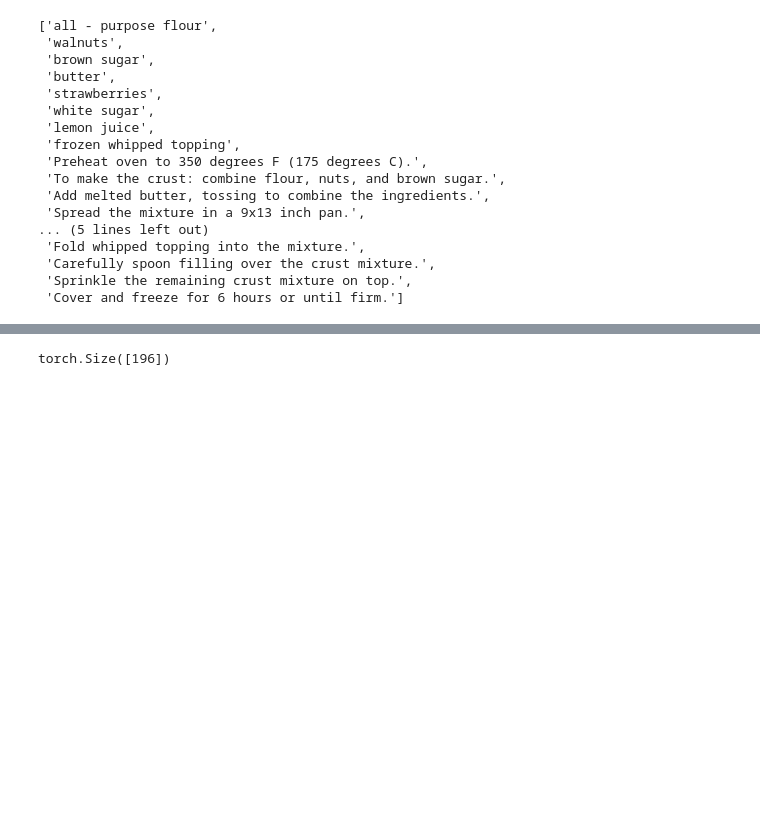
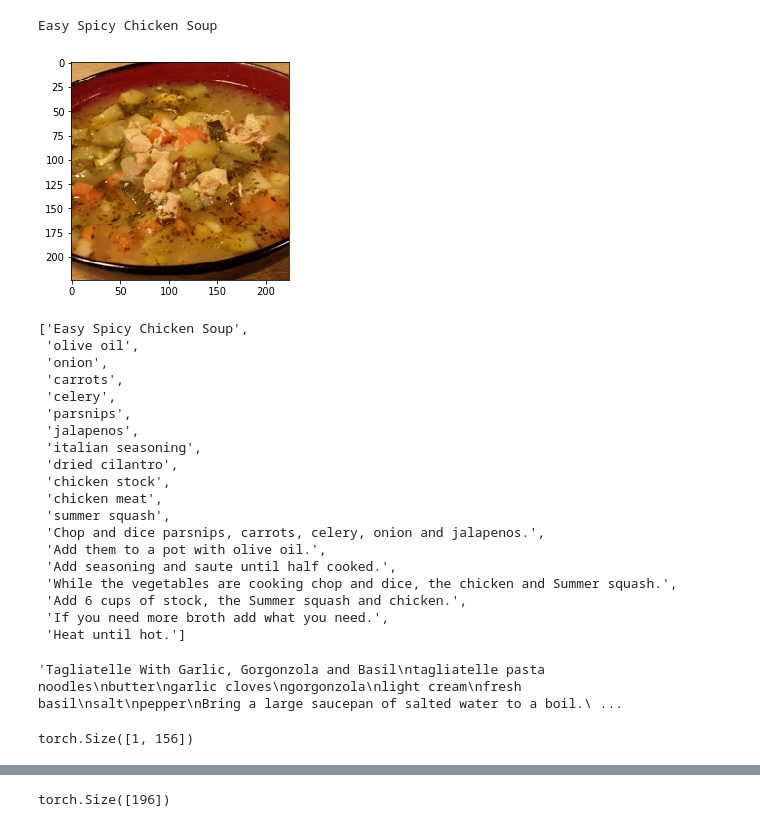
Before and after one commit to Utsav-Patel/Cross-Modal-Representation-Learning, a Jupyter notebook: final_project/attention_maps.ipynb, the cells around one changed output, grey strips where cells are left out. Drawn from its saved outputs; the diff is of its cells as text; code cells hidden in the pictures; blank space fills up the shorter version.

```diff
--- a/final_project/attention_maps.ipynb
+++ b/final_project/attention_maps.ipynb
@@ -54,5 +82,5 @@ def extract_self_attention_maps(transformer_encoder, x, src_key_padding_mask):
 # %%
-def show(d, i):
+def show(d, i, save=False, name=None):
     import matplotlib.pyplot as plt
     txt, img = d[i]
     print(txt.split('\n')[0])
@@ -60,4 +88,9 @@ def show(d, i):
     npimg = (npimg-npimg.min()) / (npimg.max()-npimg.min())
 #     print(np.transpose(npimg, (1,2,0)))
     plt.imshow(np.transpose(npimg, (1,2,0)), interpolation='nearest')
+    if save:
+        plt.savefig(name)
     plt.show()
+# %%
+train_dataset = Recipe1MDataset(part='train')
+val_dataset = Recipe1MDataset(part='val')
@@ -64,21 +123,28 @@ def show(d, i):
+# %%
+show(val_dataset, 45)
+# %% [output]
+Easy Spicy Chicken Soup
+[figure, added]
 # %%
-val_dataset[3][0].split('\n')[1:-1]
+val_dataset[45][0].split('\n')
 # %% [output]
-['all - purpose flour',
- 'walnuts',
- 'brown sugar',
- 'butter',
- 'strawberries',
- 'white sugar',
- 'lemon juice',
- 'frozen whipped topping',
- 'Preheat oven to 350 degrees F (175 degrees C).',
- 'To make the crust: combine flour, nuts, and brown sugar.',
- 'Add melted butter, tossing to combine the ingredients.',
- 'Spread the mixture in a 9x13 inch pan.',
-... (5 lines left out)
- 'Fold whipped topping into the mixture.',
- 'Carefully spoon filling over the crust mixture.',
- 'Sprinkle the remaining crust mixture on top.',
- 'Cover and freeze for 6 hours or until firm.']
+['Easy Spicy Chicken Soup',
+ 'olive oil',
+ 'onion',
+ 'carrots',
+ 'celery',
+ 'parsnips',
+ 'jalapenos',
+ 'italian seasoning',
+ 'dried cilantro',
+ 'chicken stock',
+ 'chicken meat',
+ 'summer squash',
+ 'Chop and dice parsnips, carrots, celery, onion and jalapenos.',
+ 'Add them to a pot with olive oil.',
+ 'Add seasoning and saute until half cooked.',
+ 'While the vegetables are cooking chop and dice, the chicken and Summer squash.',
+ 'Add 6 cups of stock, the Summer squash and chicken.',
+ 'If you need more broth add what you need.',
+ 'Heat until hot.']
 # %%
@@ -86,0 +153,4 @@ j = 3
+# %%
+val_dataset[i][0]
+# %% [output]
+'Tagliatelle With Garlic, Gorgonzola and Basil\ntagliatelle pasta noodles\nbutter\ngarlic cloves\ngorgonzola\nlight cream\nfresh basil\nsalt\npepper\nBring a large saucepan of salted water to a boil.\ ...
@@ -87 +162,5 @@ j = 3
+# %%
+attention_mask.shape
+# %% [output]
+torch.Size([1, 156])
 # %%
```
Also changed, not shown: parts of 32 cells of this notebook.
